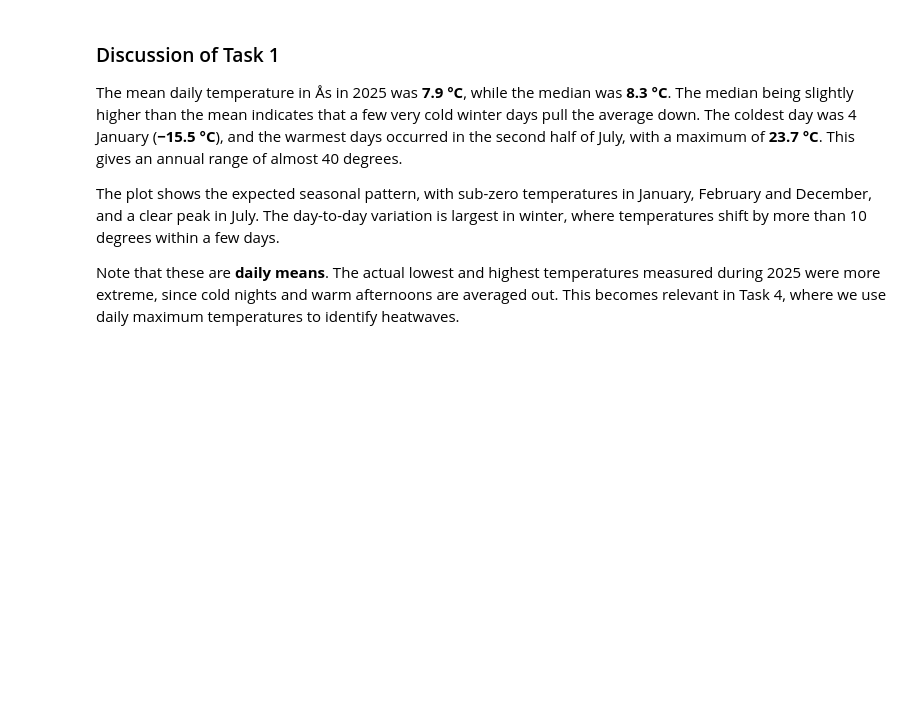
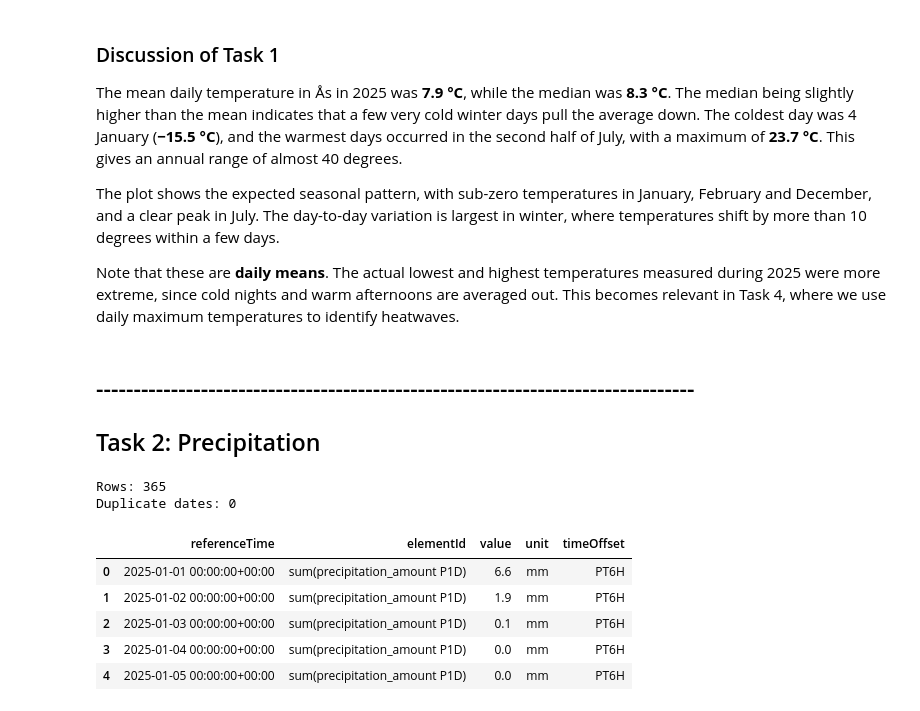
Before and after one commit to fabianfeiler/inf201-h26-deliverable-1, a Jupyter notebook: deliverable_1.ipynb, the cells around one changed output. Drawn from its saved outputs; the diff is of its cells as text; code cells hidden in the pictures; blank space fills up the shorter version.

Commit message:
Add task 2

```diff
--- a/deliverable_1.ipynb
+++ b/deliverable_1.ipynb
@@ -134,3 +134,29 @@ Note that these are **daily means**. The actual lowest and highest temperatures
 measured during 2025 were more extreme, since cold nights and warm afternoons
 are averaged out. This becomes relevant in Task 4, where we use daily maximum
 temperatures to identify heatwaves.
+# %% [markdown]
+## --------------------------------------------------------------------------------
+## Task 2: Precipitation
+# %%
+PRECIP_PARAMETERS = {
+    "sources": "SN17850",
+    "elements": "sum(precipitation_amount P1D)",
+    "referencetime": "2025-01-01/2026-01-01",
+    "timeoffsets": "default",
+    "levels": "default",
+}
+
+precip_2025 = fetch_frost(PRECIP_PARAMETERS)
+
+print(f"Rows: {len(precip_2025)}")
+print(f"Duplicate dates: {precip_2025['referenceTime'].duplicated().sum()}")
+precip_2025.head()
+# %% [output]
+Rows: 365
+Duplicate dates: 0
+|  | referenceTime | elementId | value | unit | timeOffset |
+| 0 | 2025-01-01 00:00:00+00:00 | sum(precipitation_amount P1D) | 6.6 | mm | PT6H |
+| 1 | 2025-01-02 00:00:00+00:00 | sum(precipitation_amount P1D) | 1.9 | mm | PT6H |
+| 2 | 2025-01-03 00:00:00+00:00 | sum(precipitation_amount P1D) | 0.1 | mm | PT6H |
+| 3 | 2025-01-04 00:00:00+00:00 | sum(precipitation_amount P1D) | 0.0 | mm | PT6H |
+| 4 | 2025-01-05 00:00:00+00:00 | sum(precipitation_amount P1D) | 0.0 | mm | PT6H |
```
Also changed, not shown: parts of 2 cells of this notebook.
